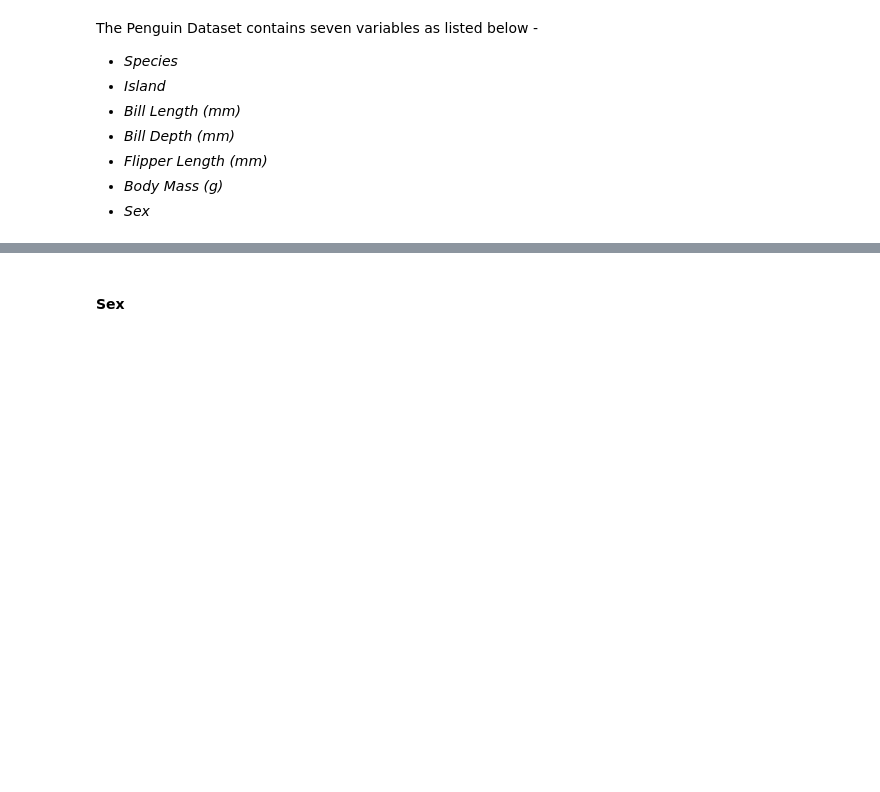
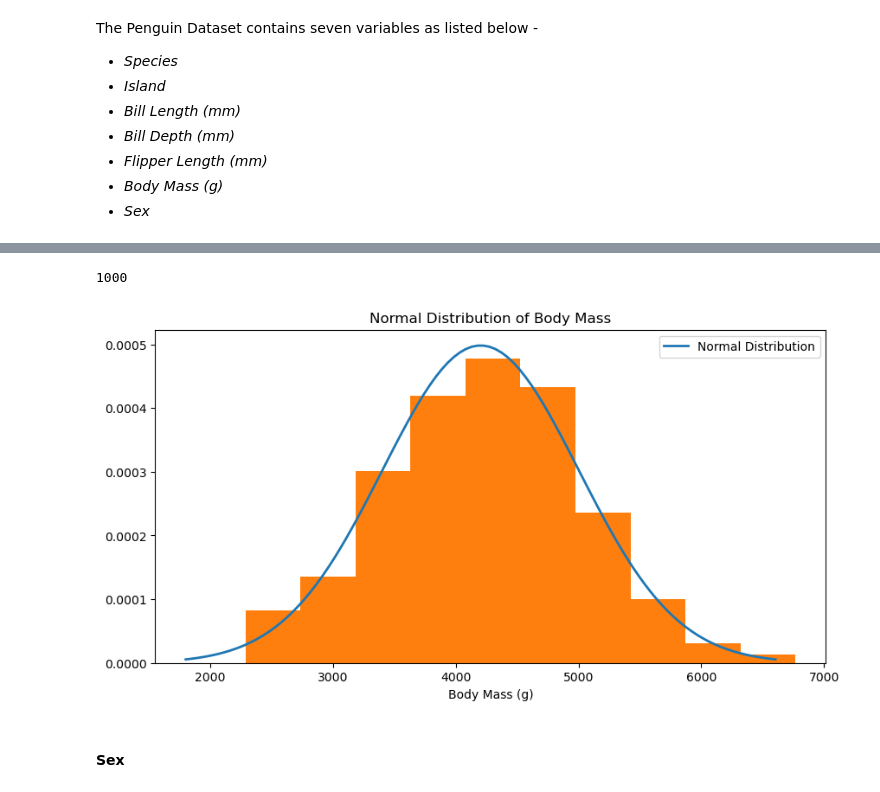
Before and after one commit to turps-pc90/fund_data, a Jupyter notebook: tasks.ipynb, the cells around one changed output, grey strips where cells are left out. Cells and saved outputs as stored; diff of their text form; code cells hidden in the pictures; blank space fills up the shorter version.

```diff
--- a/tasks.ipynb
+++ b/tasks.ipynb
@@ -264,3 +308,36 @@ plt.show()
+# %%
+# Generate more data using numpy.random.normal
+num_points = 1000
+body_mass_model = np.random.normal(mean_bm, std_bm, num_points)
+
+# Check number of rows available now
+print(len(body_mass_model))
+# %% [output]
+1000
+# %%
+# Using same script as previously but the body_mass_model subset instead
+# Range of x values for plotting
+x = np.linspace(mean_bm - 3 * std_bm, mean_bm + 3 * std_bm, 100)
+
+# Create empty plot
+fig, ax = plt.subplots(figsize=(10, 5))
+
+# Plot the normal distribution for body_mass
+y = (1 / (np.sqrt(2 * np.pi) * std_bm)) * np.exp(-0.5 * ((x - mean_bm) / std_bm) ** 2)
+ax.plot(x, y, label='Normal Distribution', linewidth=2)
+
+# Plot histogram of body_mass values
+ax.hist(body_mass_model, bins= 10, density=True);
+
+# Add labels and title
+ax.set_xlabel('Body Mass (g)')
+ax.set_title('Normal Distribution of Body Mass')
+ax.legend()
+
+# Show plot
+plt.show()
+# %% [output]
+[figure, added]
 # %% [markdown]
 #### Sex
 # %% [markdown]
```
Also changed, not shown: parts of 12 cells of this notebook.
